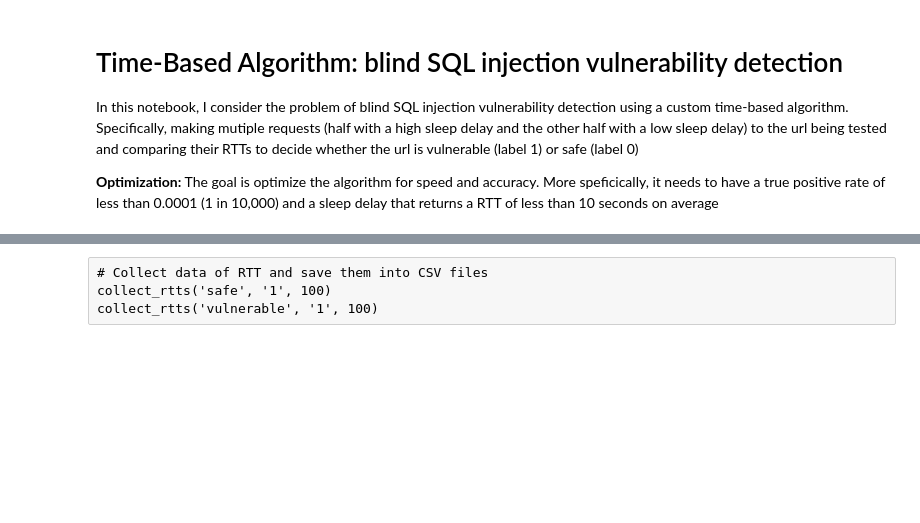
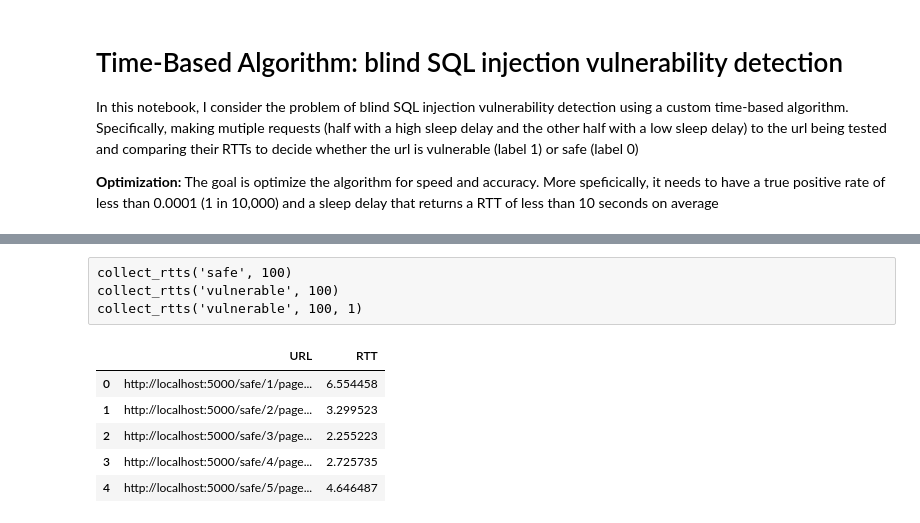
Before and after one commit to avourakis/Time-Based-Test-Blind-SQL-Injection, a Jupyter notebook: custom_approach.ipynb, the cells around one changed output, grey strips where cells are left out. Saved outputs shown, nothing was run; the diff lists cells and outputs as text; code cells hidden in the pictures; blank space fills up the shorter version.

```diff
--- a/custom_approach.ipynb
+++ b/custom_approach.ipynb
@@ -35,8 +44,8 @@ def collect_rtts(page_type, query, n_pages):
             response = requests.get(url)
             row = [url, response.elapsed.total_seconds()]
             writer.writerow(row)
-# %% [raw]
-# Collect data of RTT and save them into CSV files
-collect_rtts('safe', '1', 100)
-collect_rtts('vulnerable', '1', 100)
+# %% [raw]
+collect_rtts('safe', 100)
+collect_rtts('vulnerable', 100)
+collect_rtts('vulnerable', 100, 1)
 # %%
@@ -63,0 +56,9 @@ url = 'http://localhost:5000/vulnerable/{}/page?id='
+# %%
+safe_df.head()
+# %% [output]
+|  | URL | RTT |
+| 0 | http://localhost:5000/safe/1/page... | 6.554458 |
+| 1 | http://localhost:5000/safe/2/page... | 3.299523 |
+| 2 | http://localhost:5000/safe/3/page... | 2.255223 |
+| 3 | http://localhost:5000/safe/4/page... | 2.725735 |
+| 4 | http://localhost:5000/safe/5/page... | 4.646487 |
```
Also changed, not shown: parts of 30 cells of this notebook, 6 other files.
